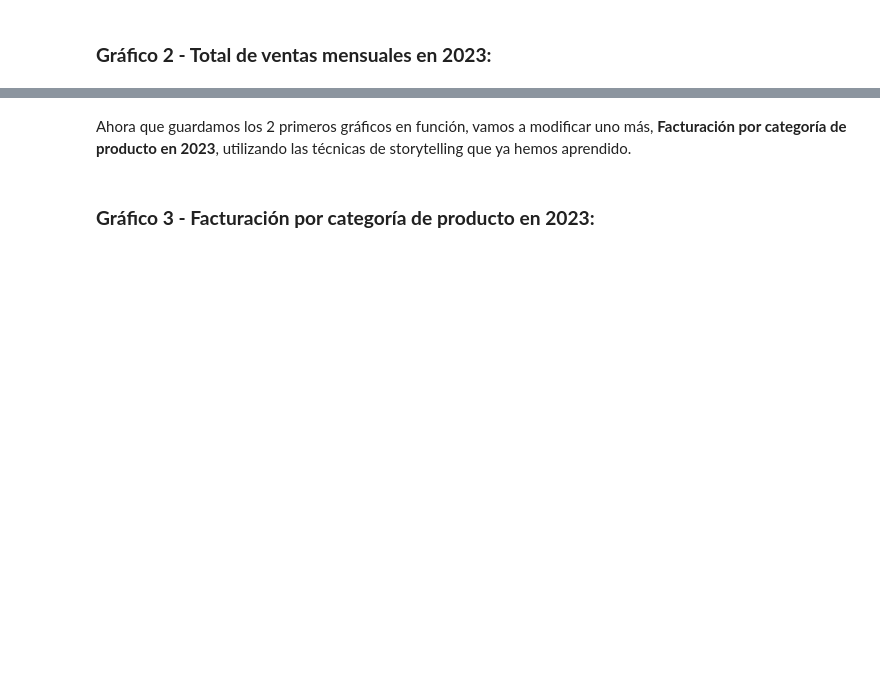
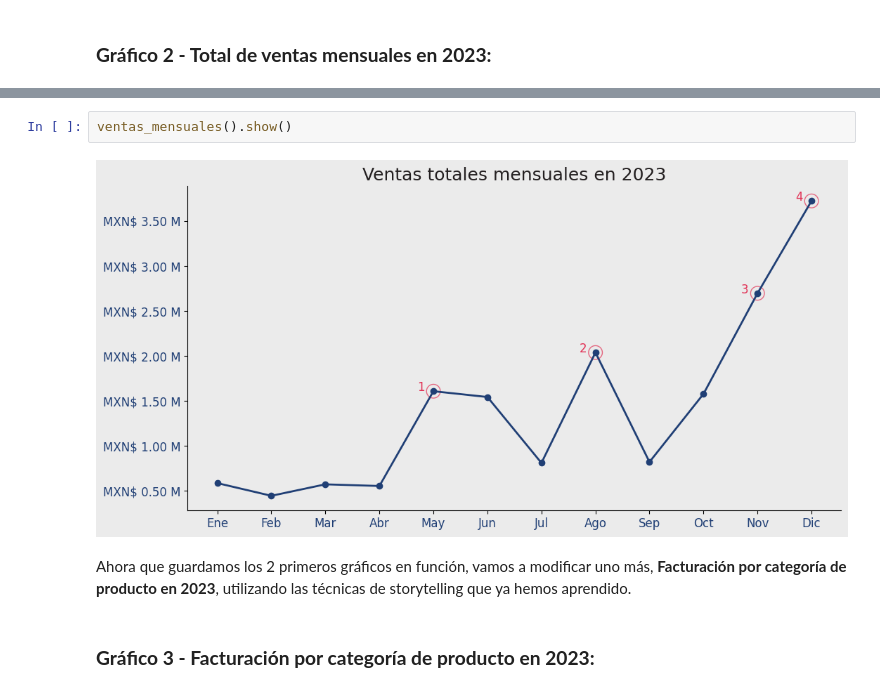
Before and after one commit to XhrisGG/Portafolio, a Jupyter notebook: Copia_de_IA_aplicada_a_ciencia_de_datos.ipynb, the cells around one changed output, grey strips where cells are left out. Cells and saved outputs as stored; diff of their text form; blank space fills up the shorter version.

```diff
--- a/Copia_de_IA_aplicada_a_ciencia_de_datos.ipynb
+++ b/Copia_de_IA_aplicada_a_ciencia_de_datos.ipynb
@@ -1188,3 +1274,7 @@ Antes de ajustar los últimos 5 visuales de nuestro proyecto, haremos una peque
+# %%
+ventas_mensuales().show()
+# %% [output]
+[figure, added]
 # %% [markdown]
 Ahora que guardamos los 2 primeros gráficos en función, vamos a modificar uno más, **Facturación por categoría de producto en 2023**, utilizando las técnicas de storytelling que ya hemos aprendido.
 # %% [markdown]
```
Also changed, not shown: parts of 19 cells of this notebook.
